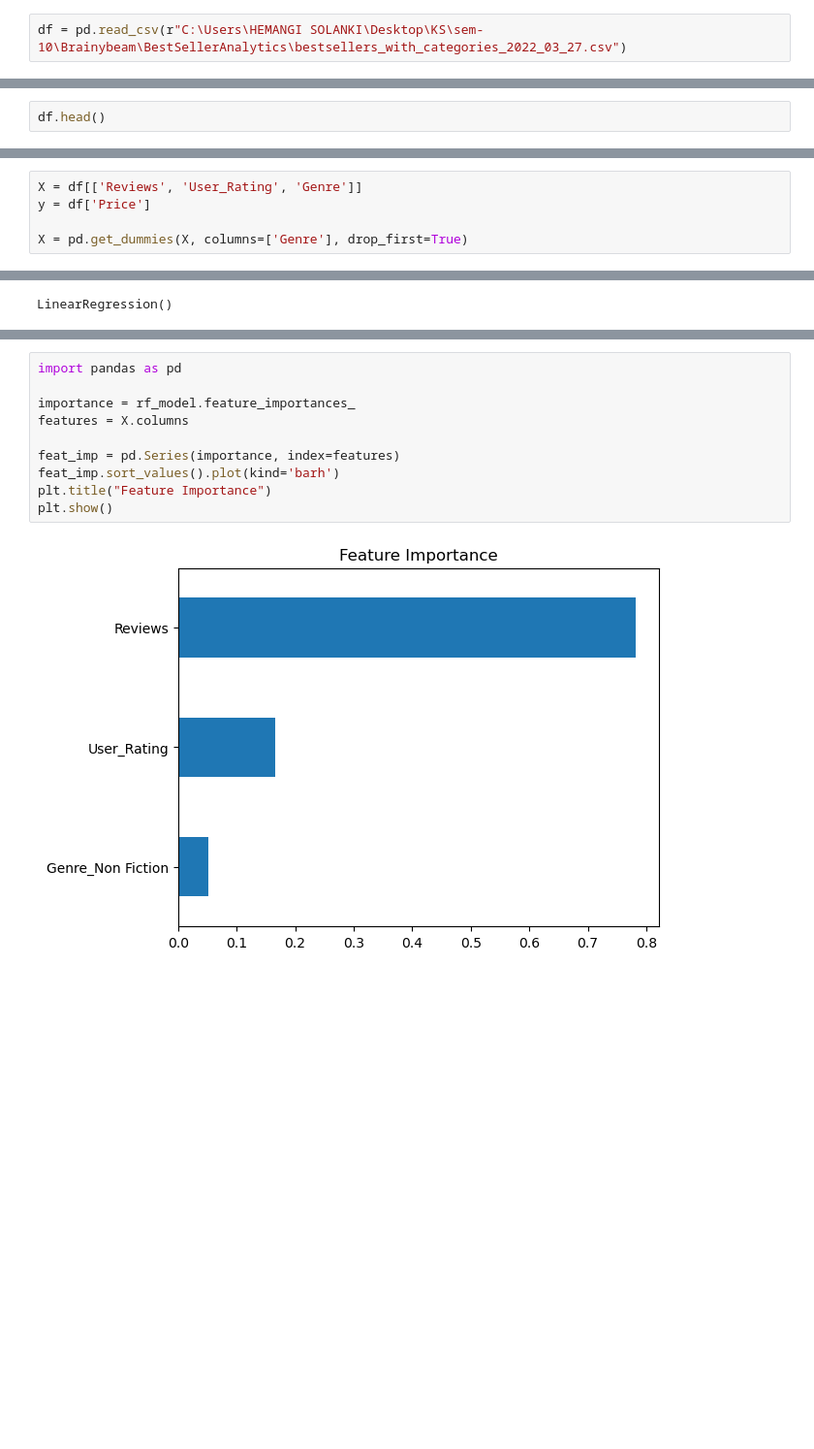
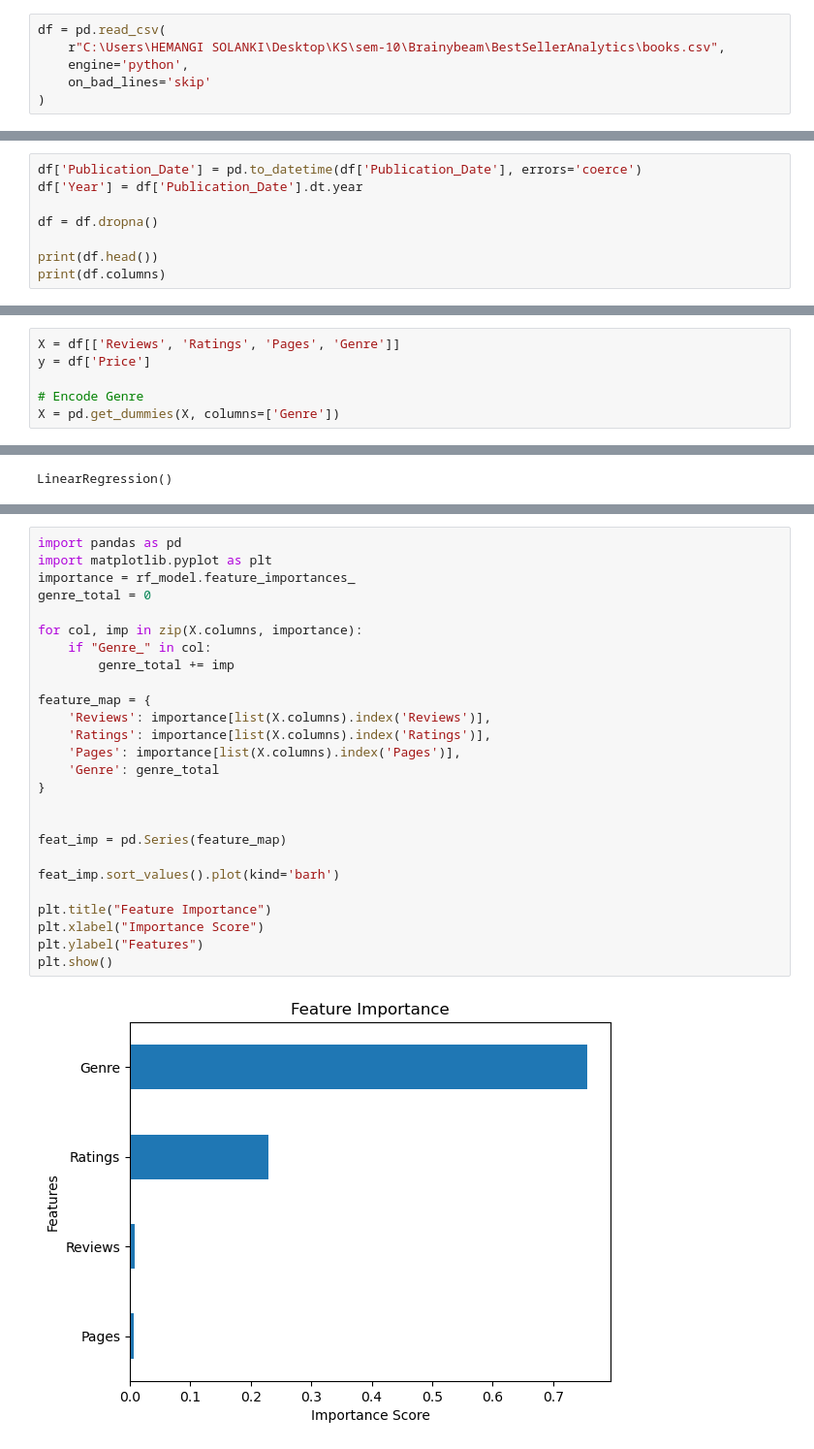
Before and after one commit to hemangi1603/Bestseller-Analytics, a Jupyter notebook: BestSellerAnalytics.ipynb, the cells around one changed output, grey strips where cells are left out. Shown at 97% size. Saved outputs shown, nothing was run; the diff lists cells and outputs as text; blank space fills up the shorter version.

```diff
--- a/BestSellerAnalytics.ipynb
+++ b/BestSellerAnalytics.ipynb
@@ -6,5 +11,9 @@ import seaborn as sns
 # %%
-df = pd.read_csv(r"C:\Users\HEMANGI SOLANKI\Desktop\KS\sem-10\Brainybeam\BestSellerAnalytics\bestsellers_with_categories_2022_03_27.csv")
+df = pd.read_csv(
+    r"C:\Users\HEMANGI SOLANKI\Desktop\KS\sem-10\Brainybeam\BestSellerAnalytics\books.csv",
+    engine='python',
+    on_bad_lines='skip'
+)
 # %%
 df.head()
 # %% [output]
@@ -58,5 +114,11 @@ dtype: int64
 df.columns = df.columns.str.strip()
 df.columns = df.columns.str.replace(" ", "_")
 # %%
-df.head()
+df['Publication_Date'] = pd.to_datetime(df['Publication_Date'], errors='coerce')
+df['Year'] = df['Publication_Date'].dt.year
+
+df = df.dropna()
+
+print(df.head())
+print(df.columns)
 # %% [output]
@@ -136,8 +231,9 @@ plt.show()
 # %%
-X = df[['Reviews', 'User_Rating', 'Genre']]
+X = df[['Reviews', 'Ratings', 'Pages', 'Genre']]
 y = df['Price']
 
-X = pd.get_dummies(X, columns=['Genre'], drop_first=True)
+# Encode Genre
+X = pd.get_dummies(X, columns=['Genre'])
 # %%
 from sklearn.model_selection import train_test_split
 
@@ -198,12 +317,28 @@ RF RMSE: 6.494775033291226
 # %%
 import pandas as pd
+import matplotlib.pyplot as plt
+importance = rf_model.feature_importances_
+genre_total = 0
 
-importance = rf_model.feature_importances_
-features = X.columns
+for col, imp in zip(X.columns, importance):
+    if "Genre_" in col:
+        genre_total += imp
 
-feat_imp = pd.Series(importance, index=features)
+feature_map = {
+    'Reviews': importance[list(X.columns).index('Reviews')],
+    'Ratings': importance[list(X.columns).index('Ratings')],
+    'Pages': importance[list(X.columns).index('Pages')],
+    'Genre': genre_total
+}
+
+
+feat_imp = pd.Series(feature_map)
+
 feat_imp.sort_values().plot(kind='barh')
+
 plt.title("Feature Importance")
+plt.xlabel("Importance Score")
+plt.ylabel("Features")
 plt.show()
 # %% [output]
-[figure, old version]
+[figure, new version]
```
Also changed, not shown: parts of 24 cells of this notebook.
